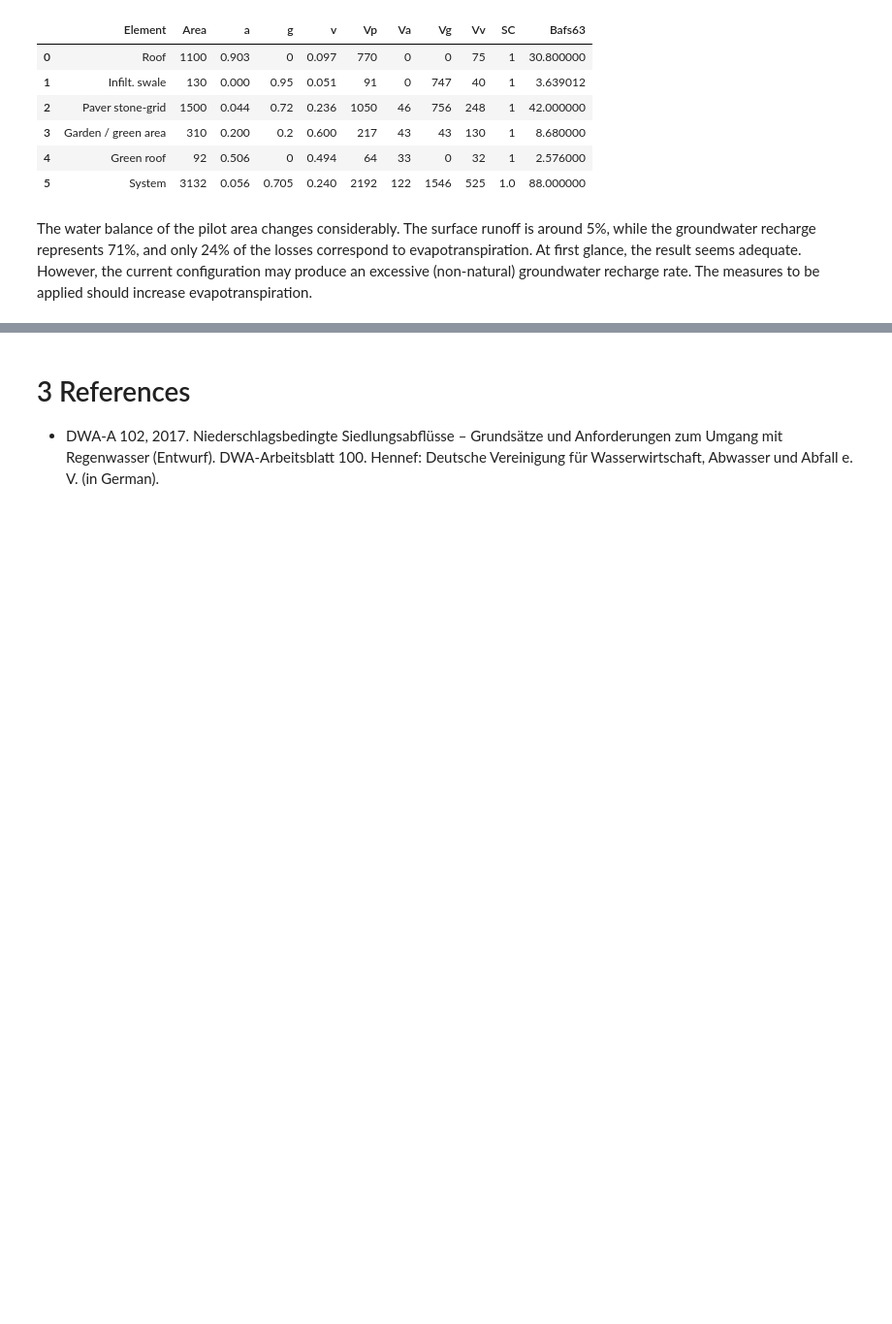
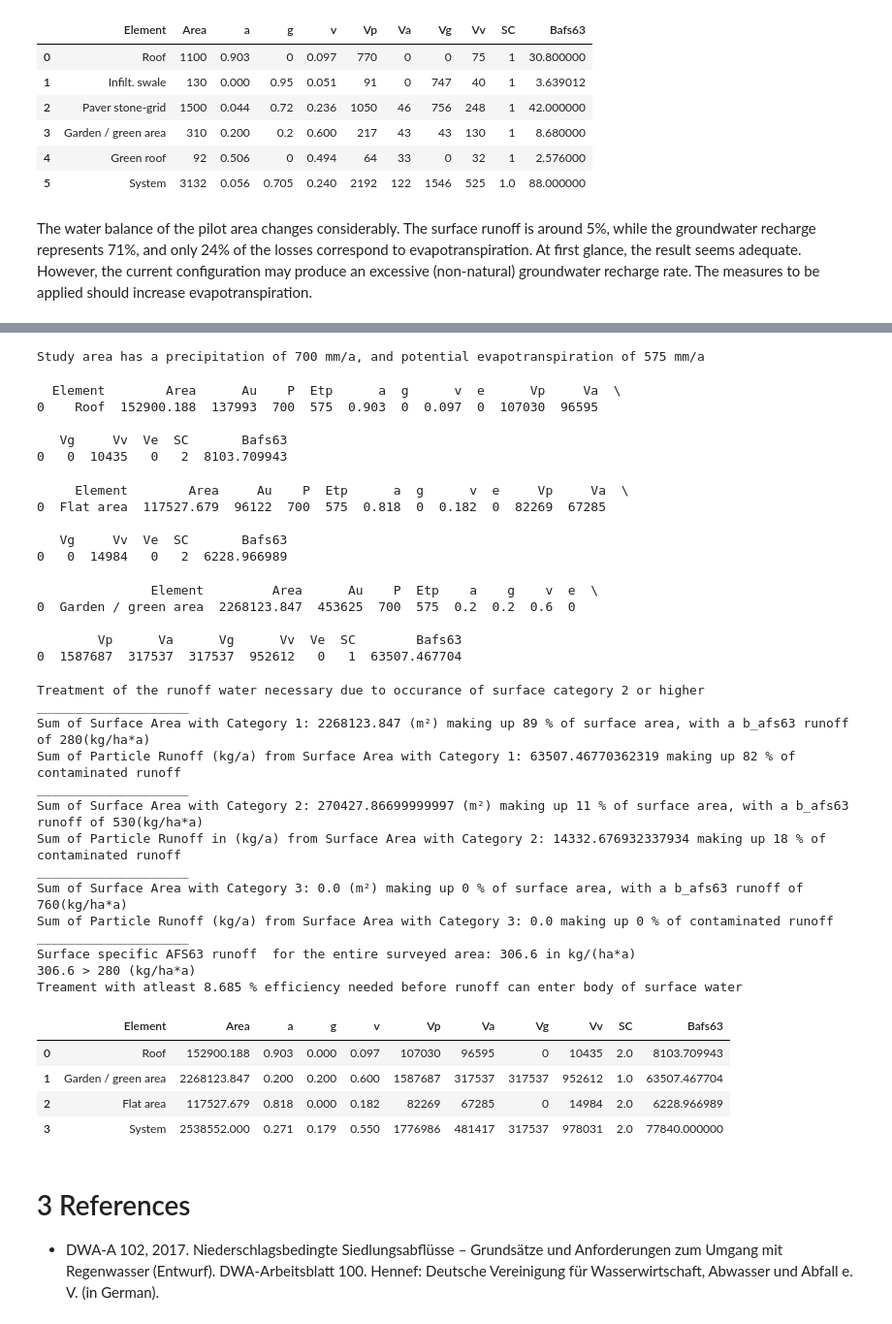
Before and after one commit to dmeyer1996/dwa_a102, a Jupyter notebook: Presentation_Examples.ipynb, the cells around one changed output, grey strips where cells are left out. Shown at 97% size. Cells and saved outputs as stored; diff of their text form; code cells hidden in the pictures; blank space fills up the shorter version.

```diff
--- a/Presentation_Examples.ipynb
+++ b/Presentation_Examples.ipynb
@@ -284,3 +307,63 @@ The water balance of the pilot area changes considerably. The surface runoff is
+# %%
+kassel = StudyArea(location="Kassel")
+print(kassel)
+# %% [output]
+Study area has a precipitation of 700 mm/a, and potential evapotranspiration of 575 mm/a
+# %%
+#import shapefile buildings
+buildings_gdf=gpd.read_file('C:/Users/Daniel/Documents/BA/pre/DWA-a102-main/DWA-a102-main/shapefiles/buildings.shp')
+buildings=kassel.roof(area=getArea(buildings_gdf),su='SD1')
+print(buildings)
+# %% [output]
+  Element        Area      Au    P  Etp      a  g      v  e      Vp     Va  \
+0    Roof  152900.188  137993  700  575  0.903  0  0.097  0  107030  96595
+
+   Vg     Vv  Ve  SC       Bafs63
+0   0  10435   0   2  8103.709943
+# %%
+#import shapefile streets
+streets_gdf=gpd.read_file('C:/Users/Daniel/Documents/BA/pre/DWA-a102-main/DWA-a102-main/shapefiles/streets.shp')
+streets=kassel.flat_area(area=getArea(streets_gdf),su='V2')
+print(streets)
+# %% [output]
+     Element        Area     Au    P  Etp      a  g      v  e     Vp     Va  \
+0  Flat area  117527.679  96122  700  575  0.818  0  0.182  0  82269  67285
+
+   Vg     Vv  Ve  SC       Bafs63
+0   0  14984   0   2  6228.966989
+# %%
+#import shapefile parcels
+parcels_gdf=gpd.read_file('C:/Users/Daniel/Documents/BA/pre/DWA-a102-main/DWA-a102-main/shapefiles/parcels.shp')
+parcels=kassel.garden(area=getArea(parcels_gdf))
+print(parcels)
+# %% [output]
+               Element         Area      Au    P  Etp    a    g    v  e  \
+0  Garden / green area  2268123.847  453625  700  575  0.2  0.2  0.6  0
+
+        Vp      Va      Vg      Vv  Ve  SC        Bafs63
+0  1587687  317537  317537  952612   0   1  63507.467704
+# %%
+watbal(buildings, parcels, streets)
+# %% [output]
+Treatment of the runoff water necessary due to occurance of surface category 2 or higher
+____________________
+Sum of Surface Area with Category 1: 2268123.847 (m²) making up 89 % of surface area, with a b_afs63 runoff of 280(kg/ha*a)
+Sum of Particle Runoff (kg/a) from Surface Area with Category 1: 63507.46770362319 making up 82 % of contaminated runoff
+____________________
+Sum of Surface Area with Category 2: 270427.86699999997 (m²) making up 11 % of surface area, with a b_afs63 runoff of 530(kg/ha*a)
+Sum of Particle Runoff in (kg/a) from Surface Area with Category 2: 14332.676932337934 making up 18 % of contaminated runoff
+____________________
+Sum of Surface Area with Category 3: 0.0 (m²) making up 0 % of surface area, with a b_afs63 runoff of 760(kg/ha*a)
+Sum of Particle Runoff (kg/a) from Surface Area with Category 3: 0.0 making up 0 % of contaminated runoff
+____________________
+Surface specific AFS63 runoff  for the entire surveyed area: 306.6 in kg/(ha*a)
+306.6 > 280 (kg/ha*a)
+Treament with atleast 8.685 % efficiency needed before runoff can enter body of surface water
+|  | Element | Area | a | g | v | Vp | Va | Vg | Vv | SC | Bafs63 |
+| 0 | Roof | 152900.188 | 0.903 | 0.000 | 0.097 | 107030 | 96595 | 0 | 10435 | 2.0 | 8103.709943 |
+| 1 | Garden / green area | 2268123.847 | 0.200 | 0.200 | 0.600 | 1587687 | 317537 | 317537 | 952612 | 1.0 | 63507.467704 |
+| 2 | Flat area | 117527.679 | 0.818 | 0.000 | 0.182 | 82269 | 67285 | 0 | 14984 | 2.0 | 6228.966989 |
+| 3 | System | 2538552.000 | 0.271 | 0.179 | 0.550 | 1776986 | 481417 | 317537 | 978031 | 2.0 | 77840.000000 |
 # %% [markdown]
 # 3 References
 
```
Also changed, not shown: parts of 7 cells of this notebook, 2 other files.
